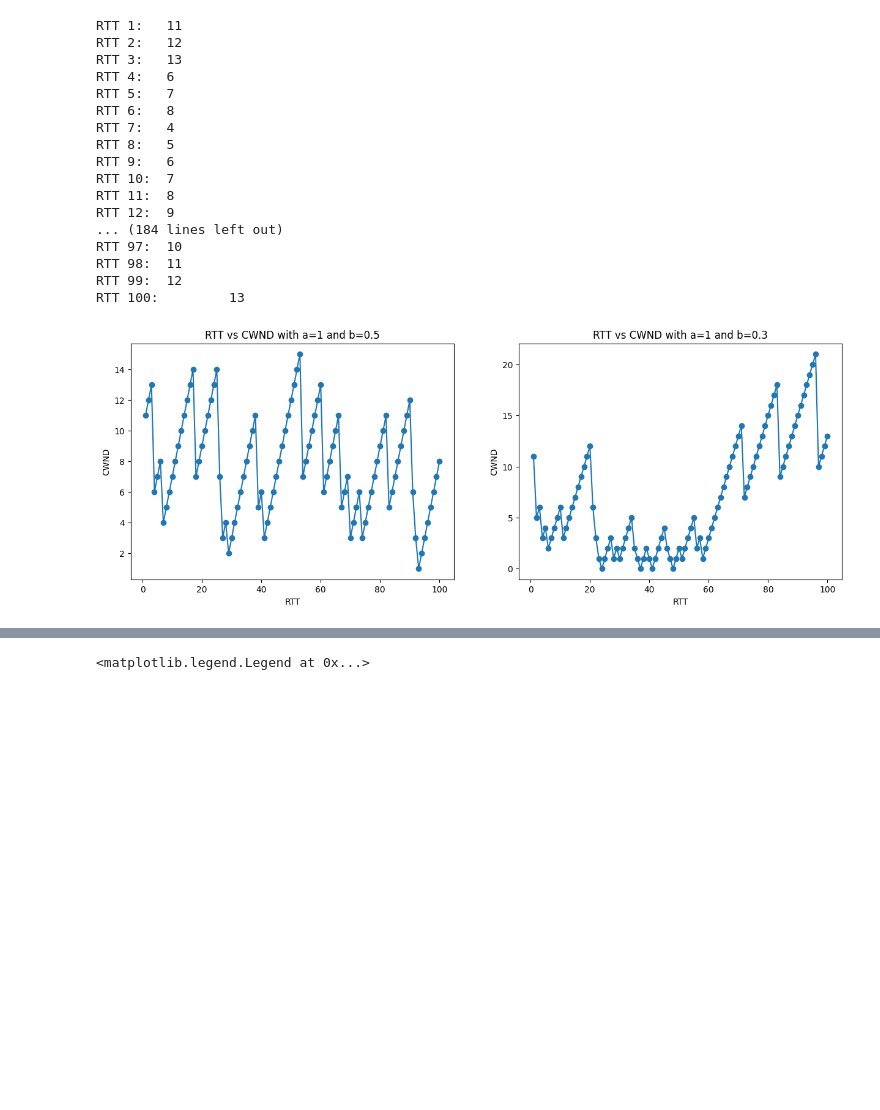
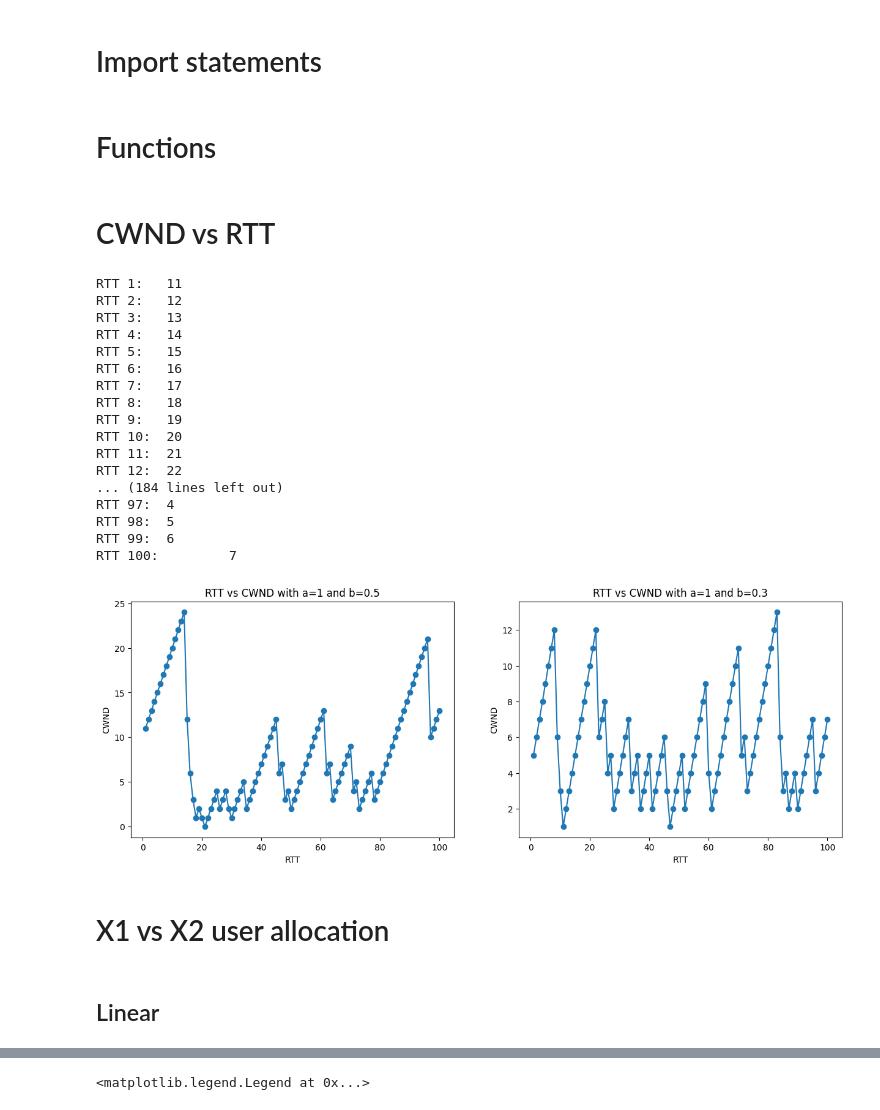
Before and after one commit to Eugene7997/CZ4052_individual_project, a Jupyter notebook: testing.ipynb, the cells around one changed output, grey strips where cells are left out. Drawn from its saved outputs; the diff is of its cells as text; code cells hidden in the pictures; blank space fills up the shorter version.

```diff
--- a/testing.ipynb
+++ b/testing.ipynb
@@ -1,7 +1,11 @@
+# %% [markdown]
+# Import statements
 # %%
 import math
 import matplotlib.pyplot as plt
 import random
+# %% [markdown]
+# Functions
 # %%
 def AIMD(a:int=1, b:float=0.5, cwnd:int=10, data_packet:tuple=(None, "Dropped"), RTT_tracker:list=[])->list:
     """This function mimics the Additive Increase and Multiplicative Decrease Mechanism in TCP Congestion Control.
@@ -36,7 +40,8 @@ def AIMD(a:int=1, b:float=0.5, cwnd:int=10, data_packet:tuple=(None, "Dropped"),
     if status == 'Transfer':
         cwnd += a
     else:
-        cwnd = math.floor(cwnd * b)
+        cwnd = math.floor(cwnd*(1-b))
+        # cwnd = math.floor(cwnd * b)
 
     RTT_tracker.append(cwnd)
 
@@ -87,40 +92,42 @@ def simulate_tcp_congestion(ai, md, initial_cwnd, num__packets, drop_probability
 
     # return fig, ax
     return x,y
+# %% [markdown]
+# CWND vs RTT
 # %%
 fig, axs = plt.subplots(1, 2, figsize=(15, 5))  # 1 row, 2 columns
 
-x1, y1 = simulate_tcp_congestion(ai=1, md=0.5, initial_cwnd=10, num__packets=50, drop_probability=0.2)
+x1_md, y1 = simulate_tcp_congestion(ai=1, md=0.5, initial_cwnd=10, num__packets=50, drop_probability=0.2)
 x2, y2 = simulate_tcp_congestion(ai=1, md=0.3, initial_cwnd=10, num__packets=50, drop_probability=0.2)
 
 # Assign each subplot to a specific position
-axs[0].plot(x1,y1,marker='o')
+axs[0].plot(x1_md,y1,marker='o')
 axs[0].set_xlabel("RTT")
 axs[0].set_ylabel("CWND")
 axs[0].set_title(f"RTT vs CWND with a={1} and b={0.5}")
 
 axs[1].plot(x2,y2,marker='o')
 axs[1].set_xlabel("RTT")
 axs[1].set_ylabel("CWND")
 axs[1].set_title(f"RTT vs CWND with a={1} and b={0.3}")
 
 plt.show()
 # %% [output]
 RTT 1:   11
 RTT 2:   12
 RTT 3:   13
-RTT 4:   6
-RTT 5:   7
-RTT 6:   8
-RTT 7:   4
-RTT 8:   5
-RTT 9:   6
-RTT 10:  7
-RTT 11:  8
-RTT 12:  9
+RTT 4:   14
+RTT 5:   15
+RTT 6:   16
+RTT 7:   17
+RTT 8:   18
+RTT 9:   19
+RTT 10:  20
+RTT 11:  21
+RTT 12:  22
 ... (184 lines left out)
-RTT 97:  10
-RTT 98:  11
-RTT 99:  12
-RTT 100:         13
+RTT 97:  4
+RTT 98:  5
+RTT 99:  6
+RTT 100:         7
-[figure, old version]
+[figure, new version]
@@ -181,3 +134,7 @@ RTT 100:         13
+# %% [markdown]
+# X1 vs X2 user allocation
+# %% [markdown]
+## Linear
 # %%
 import numpy as np
 import matplotlib.pyplot as plt
```
Also changed, not shown: parts of 18 cells of this notebook.
